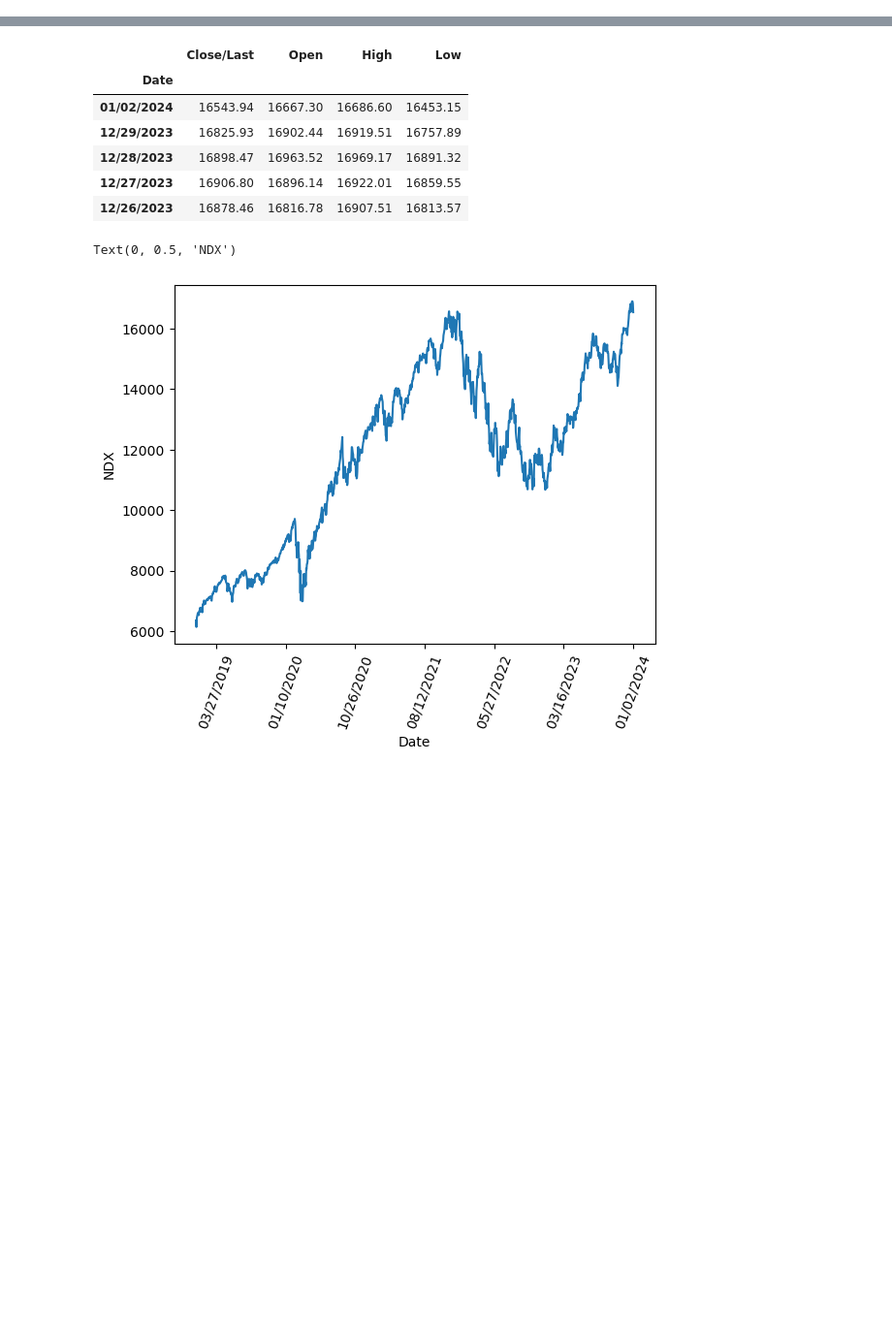
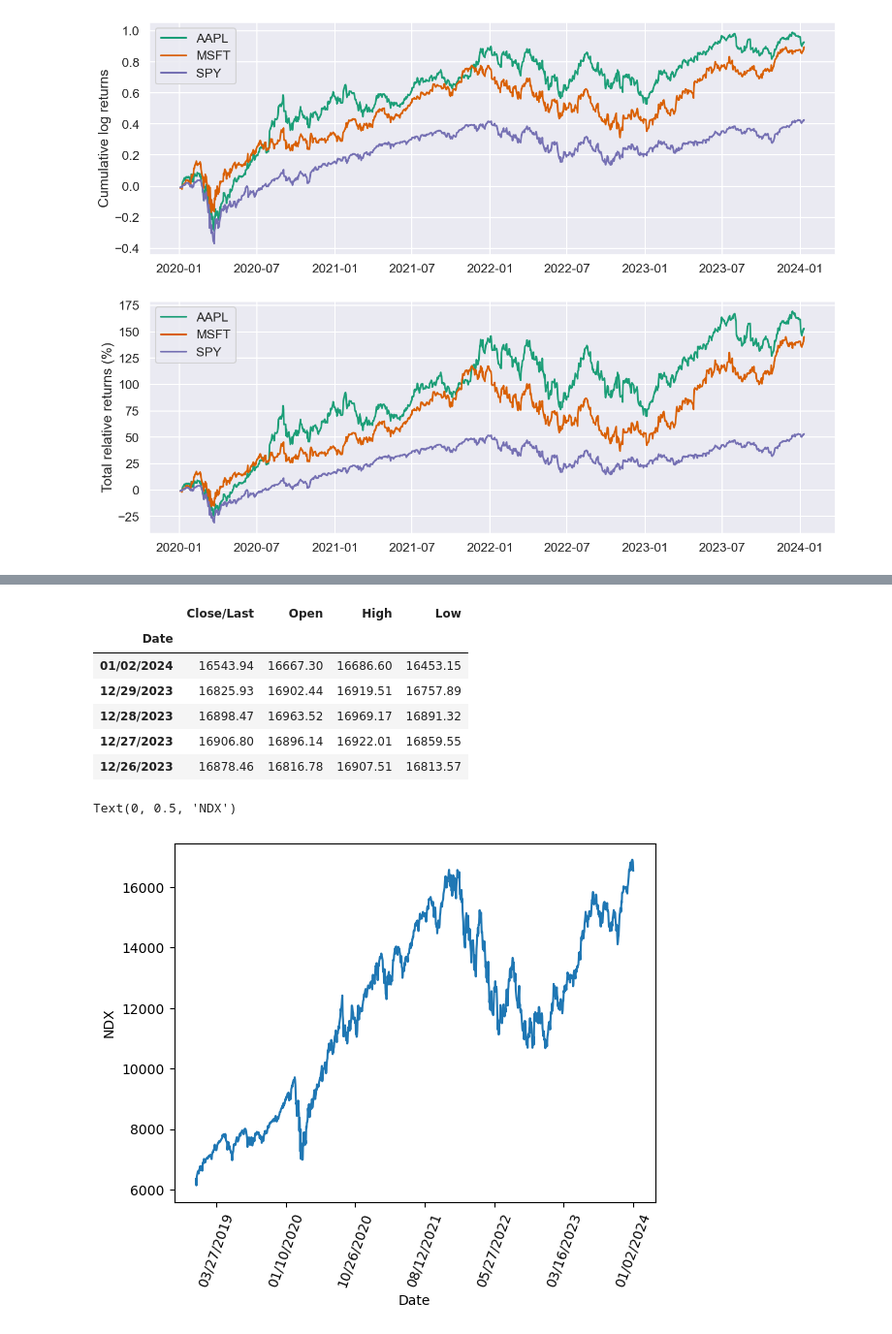
Before and after one commit to houxiangxiang/StockAverageMoveAnalysis, a Jupyter notebook: StockAverageMoveAnalysis.ipynb, the cells around one changed output, grey strips where cells are left out. Shown at 97% size. Cells and saved outputs as stored; diff of their text form; code cells hidden in the pictures; blank space fills up the shorter version.

```diff
--- a/StockAverageMoveAnalysis.ipynb
+++ b/StockAverageMoveAnalysis.ipynb
@@ -0,0 +87,3 @@
+# %%
+import seaborn as sns
+sns.set(style='darkgrid', context='talk', palette='Dark2')
@@ -0,0 +128,3 @@
+# %%
+log_returns = np.log(close).diff()
+log_returns.head()
@@ -0,0 +138,18 @@
+# %%
+fig, (ax1, ax2) = plt.subplots(2, 1, figsize=(16, 12))
+
+for c in log_returns:
+    ax1.plot(log_returns.index, log_returns[c].cumsum(), label=str(c))
+
+ax1.set_ylabel('Cumulative log returns')
+ax1.legend(loc='best')
+
+for c in log_returns:
+    ax2.plot(log_returns.index, 100*(np.exp(log_returns[c].cumsum()) - 1), label=str(c))
+
+ax2.set_ylabel('Total relative returns (%)')
+ax2.legend(loc='best')
+
+plt.show()
+# %% [output]
+[figure, added]
```
Also changed, not shown: parts of 22 cells of this notebook.
